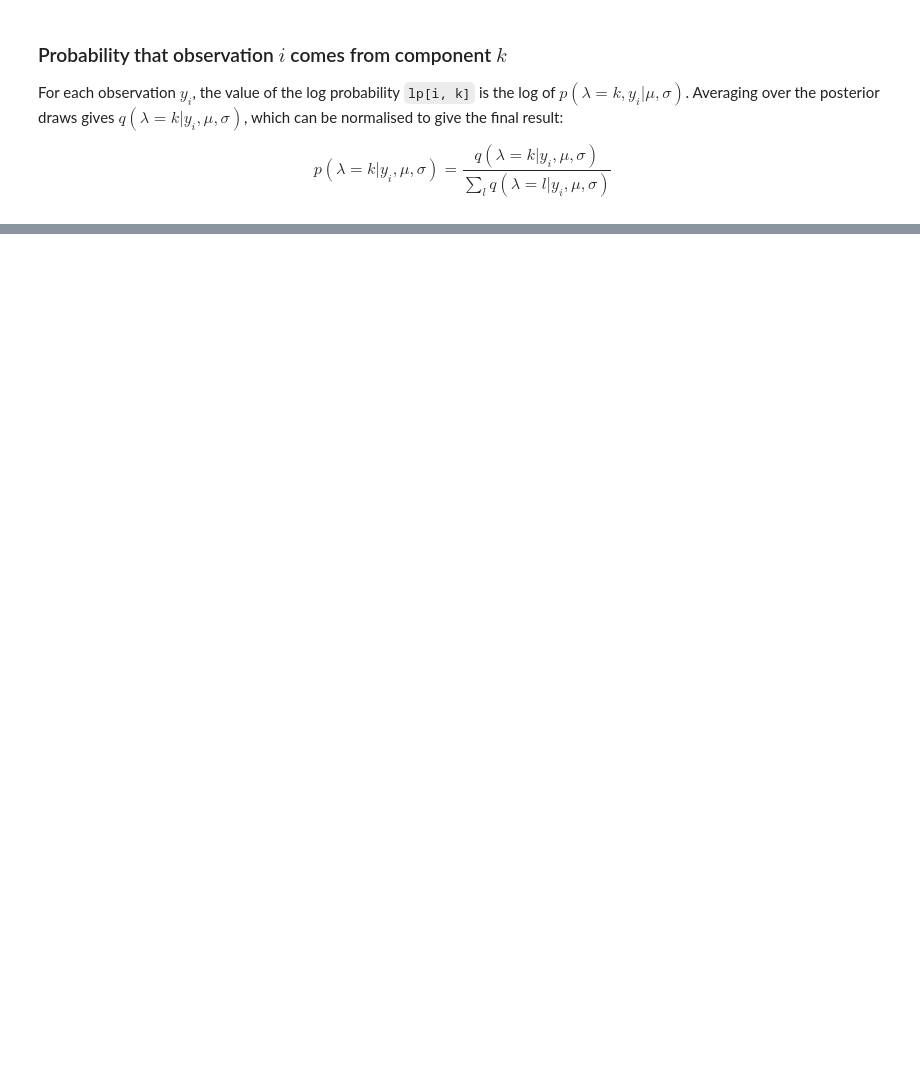
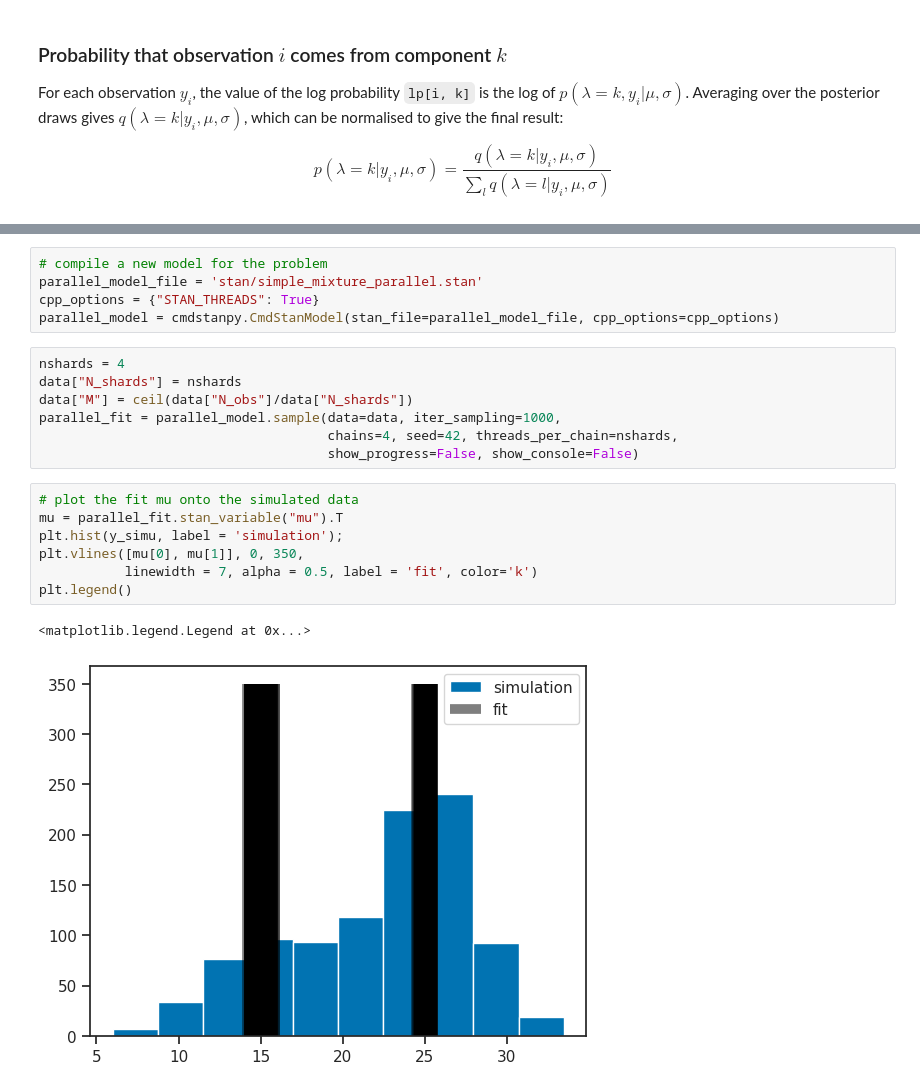
Before and after one commit to cescalara/association, a Jupyter notebook: association.ipynb, the cells around one changed output, grey strips where cells are left out. Cells and saved outputs as stored; diff of their text form; blank space fills up the shorter version.

```diff
--- a/association.ipynb
+++ b/association.ipynb
@@ -168,0 +152,22 @@ plt.legend()
+# %%
+# compile a new model for the problem
+parallel_model_file = 'stan/simple_mixture_parallel.stan'
+cpp_options = {"STAN_THREADS": True}
+parallel_model = cmdstanpy.CmdStanModel(stan_file=parallel_model_file, cpp_options=cpp_options)
+# %%
+nshards = 4
+data["N_shards"] = nshards
+data["M"] = ceil(data["N_obs"]/data["N_shards"])
+parallel_fit = parallel_model.sample(data=data, iter_sampling=1000,
+                                     chains=4, seed=42, threads_per_chain=nshards,
+                                     show_progress=False, show_console=False)
+# %%
+# plot the fit mu onto the simulated data
+mu = parallel_fit.stan_variable("mu").T
+plt.hist(y_simu, label = 'simulation');
+plt.vlines([mu[0], mu[1]], 0, 350,
+           linewidth = 7, alpha = 0.5, label = 'fit', color='k')
+plt.legend()
+# %% [output]
+<matplotlib.legend.Legend at 0x...>
+[figure, added]
```
Also changed, not shown: parts of 17 cells of this notebook, 2 other files.
